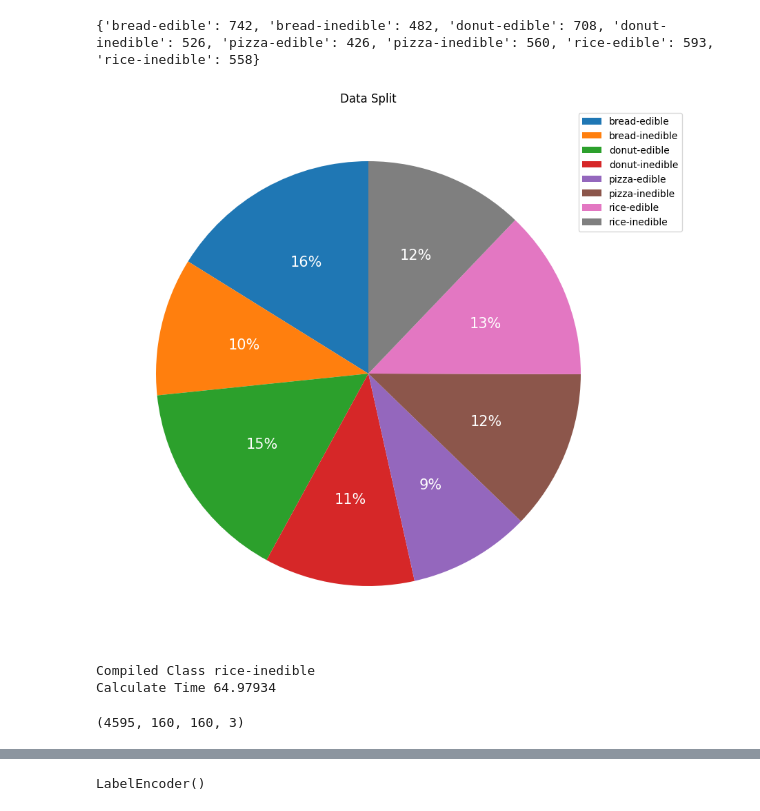
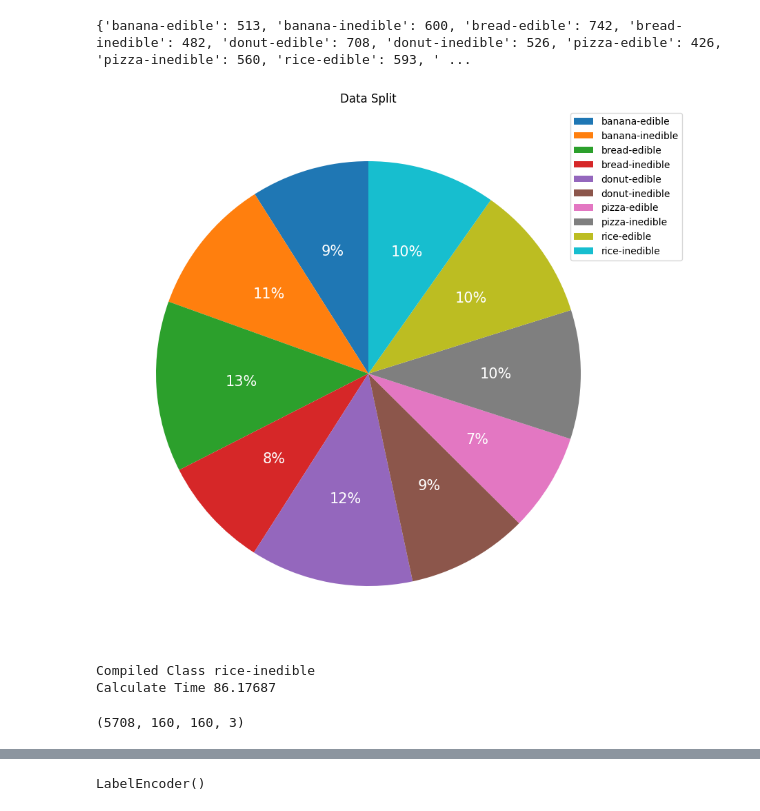
Before and after one commit to Savory-Team/foodition-edible-food-classification, a Jupyter notebook: classifier.ipynb, the cells around one changed output, grey strips where cells are left out. Cells and saved outputs as stored; diff of their text form; code cells hidden in the pictures.

```diff
--- a/classifier.ipynb
+++ b/classifier.ipynb
@@ -17,7 +17,7 @@ from tensorflow.keras.preprocessing import image
 from tensorflow.keras import datasets, layers, models
 from sklearn.model_selection import train_test_split
 # %%
-files = ['bread-edible', 'bread-inedible','donut-edible','donut-inedible', 'pizza-edible','pizza-inedible', 'rice-edible', 'rice-inedible']
+files = ['banana-edible', 'banana-inedible', 'bread-edible', 'bread-inedible','donut-edible','donut-inedible','mango-edible', 'mango-inedible', 'pizza-edible','pizza-inedible', 'rice-edible', 'rice-inedible']
 file_path = "D:\TITO\Documents\Deep-learning\FOODITION-FOOD-EDIBLE-CLASSIFICATION\dataset\{}"
 data = {}
 for f in files:
@@ -36,23 +36,23 @@ data_count = {key: len(value) for key, value in data.items()}
 total_data_count = sum(data_count.values())
 print(data_count)
 # %% [output]
-{'bread-edible': 742, 'bread-inedible': 482, 'donut-edible': 708, 'donut-inedible': 526, 'pizza-edible': 426, 'pizza-inedible': 560, 'rice-edible': 593, 'rice-inedible': 558}
+{'banana-edible': 513, 'banana-inedible': 600, 'bread-edible': 742, 'bread-inedible': 482, 'donut-edible': 708, 'donut-inedible': 526, 'pizza-edible': 426, 'pizza-inedible': 560, 'rice-edible': 593, ' ...
 # %%
 sample_size = total_data_count
 width = 160
 height = 160
 # %%
-sizes = [len(data['bread-edible']), len(data['bread-inedible']), len(data['donut-edible']), len(data['donut-inedible']),
-         len(data['pizza-edible']), len(data['pizza-inedible']), len(data['rice-edible']), len(data['rice-inedible'])]
+sizes = [len(data['banana-edible']), len(data['banana-inedible']), len(data['bread-edible']), len(data['bread-inedible']), len(data['donut-edible']), len(data['donut-inedible']),
+         len(data['mango-edible']), len(data['mango-inedible']), len(data['pizza-edible']), len(data['pizza-inedible']), len(data['rice-edible']), len(data['rice-inedible'])]
 
 
 plt.figure(figsize=(10, 10), dpi=100)
 plt.pie(x=sizes, autopct='%1.0f%%', shadow=False, textprops={'color': "w", "fontsize": 15}, startangle=90)
 plt.legend(files, bbox_to_anchor=(0.4, 0, .7, 1))
 plt.title("Data Split")
 plt.show()
 # %% [output]
-[figure, old version]
+[figure, new version]
 # %%
 start = time.time()
 image_data = []
@@ -75,13 +75,13 @@ calculate_time = time.time() - start
 print("Calculate Time",round(calculate_time,5))
 # %% [output]
 Compiled Class rice-inedible
-Calculate Time 64.97934
+Calculate Time 86.17687
 # %%
 image_data = np.array(image_data)
 size = image_data.shape[0]
 image_data.shape
 # %% [output]
-(4595, 160, 160, 3)
+(5708, 160, 160, 3)
 # %%
 plt.figure(figsize=(15,15))
 for i in range(1,17):
```
Also changed, not shown: parts of 15 cells of this notebook.
